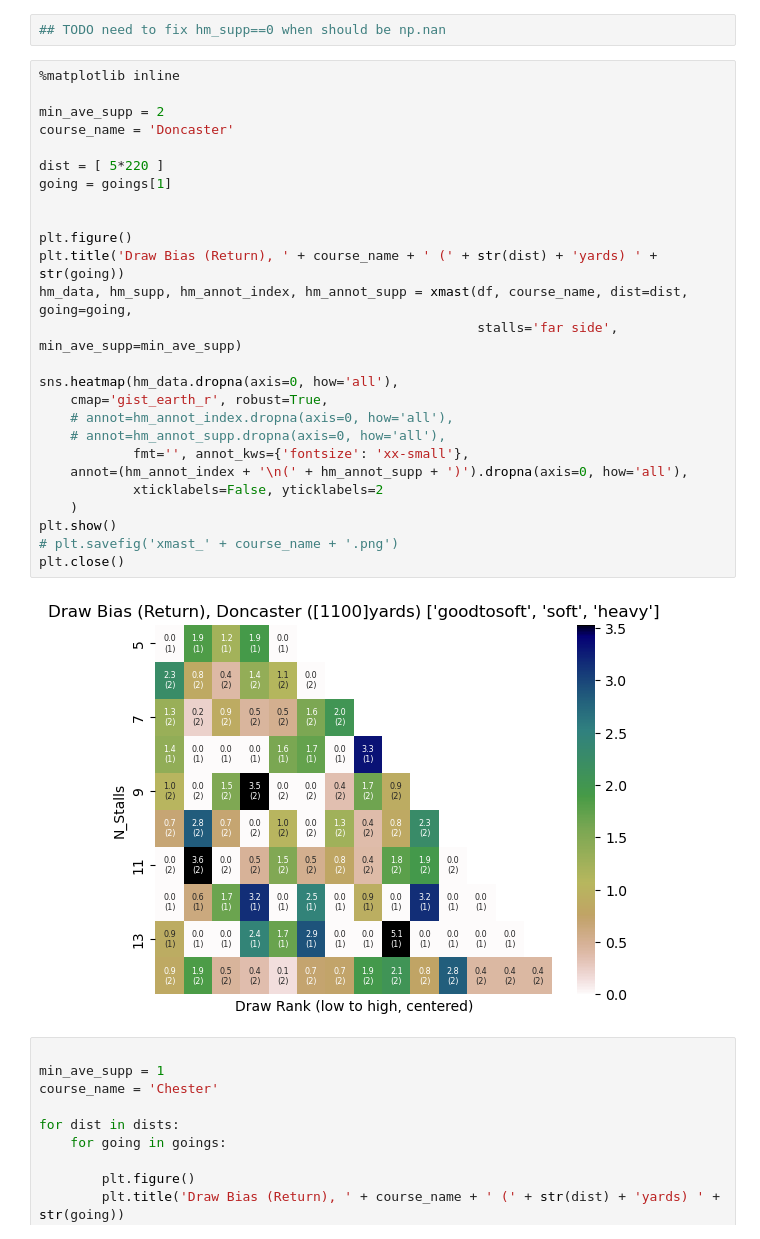
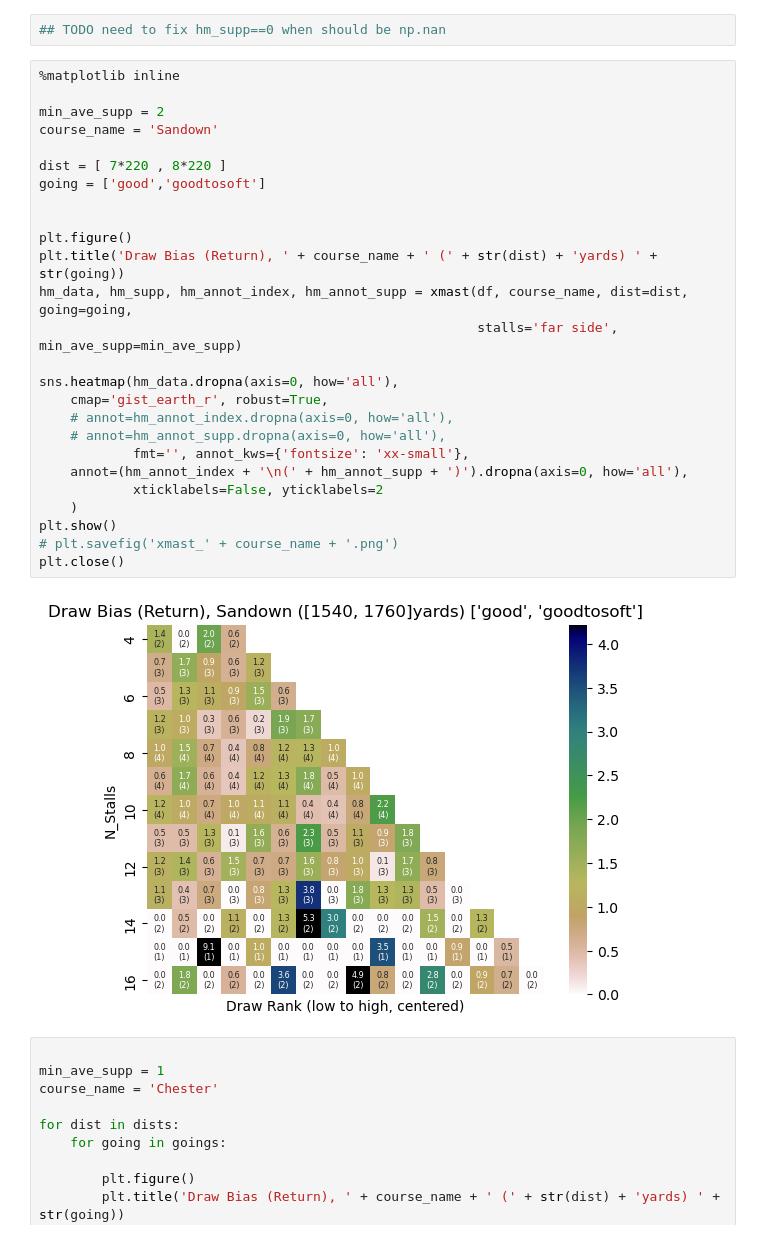
Before and after one commit to robertdavidburbidgephd/formbook, a Jupyter notebook: notebooks/draw_bias_dev7_chs_0.ipynb, the cells around one changed output. Drawn from its saved outputs; the diff is of its cells as text.

```diff
--- a/notebooks/draw_bias_dev7_chs_0.ipynb
+++ b/notebooks/draw_bias_dev7_chs_0.ipynb
@@ -187,31 +187,31 @@ dists = [ [ 5.5*220 ] , [ 13*220+89, 5*220+16 ] , [ 12*220+66 ] , [ 11*220+79 ]
 # %%
 %matplotlib inline
 
 min_ave_supp = 2
-course_name = 'Doncaster'
+course_name = 'Sandown'
 
-dist = [ 5*220 ]
-going = goings[1]
+dist = [ 7*220 , 8*220 ]
+going = ['good','goodtosoft']
 
 
 plt.figure()
 plt.title('Draw Bias (Return), ' + course_name + ' (' + str(dist) + 'yards) ' + str(going))
 hm_data, hm_supp, hm_annot_index, hm_annot_supp = xmast(df, course_name, dist=dist, going=going,
                                                         stalls='far side', min_ave_supp=min_ave_supp)
 
 sns.heatmap(hm_data.dropna(axis=0, how='all'),
     cmap='gist_earth_r', robust=True,
     # annot=hm_annot_index.dropna(axis=0, how='all'),
     # annot=hm_annot_supp.dropna(axis=0, how='all'),
             fmt='', annot_kws={'fontsize': 'xx-small'},
     annot=(hm_annot_index + '\n(' + hm_annot_supp + ')').dropna(axis=0, how='all'),
             xticklabels=False, yticklabels=2
     )
 plt.show()
 # plt.savefig('xmast_' + course_name + '.png')
 plt.close()
 # %% [output]
-[figure, old version]
+[figure, new version]
 # %%
 
 min_ave_supp = 1
```
Also changed, not shown: 3 other files.
